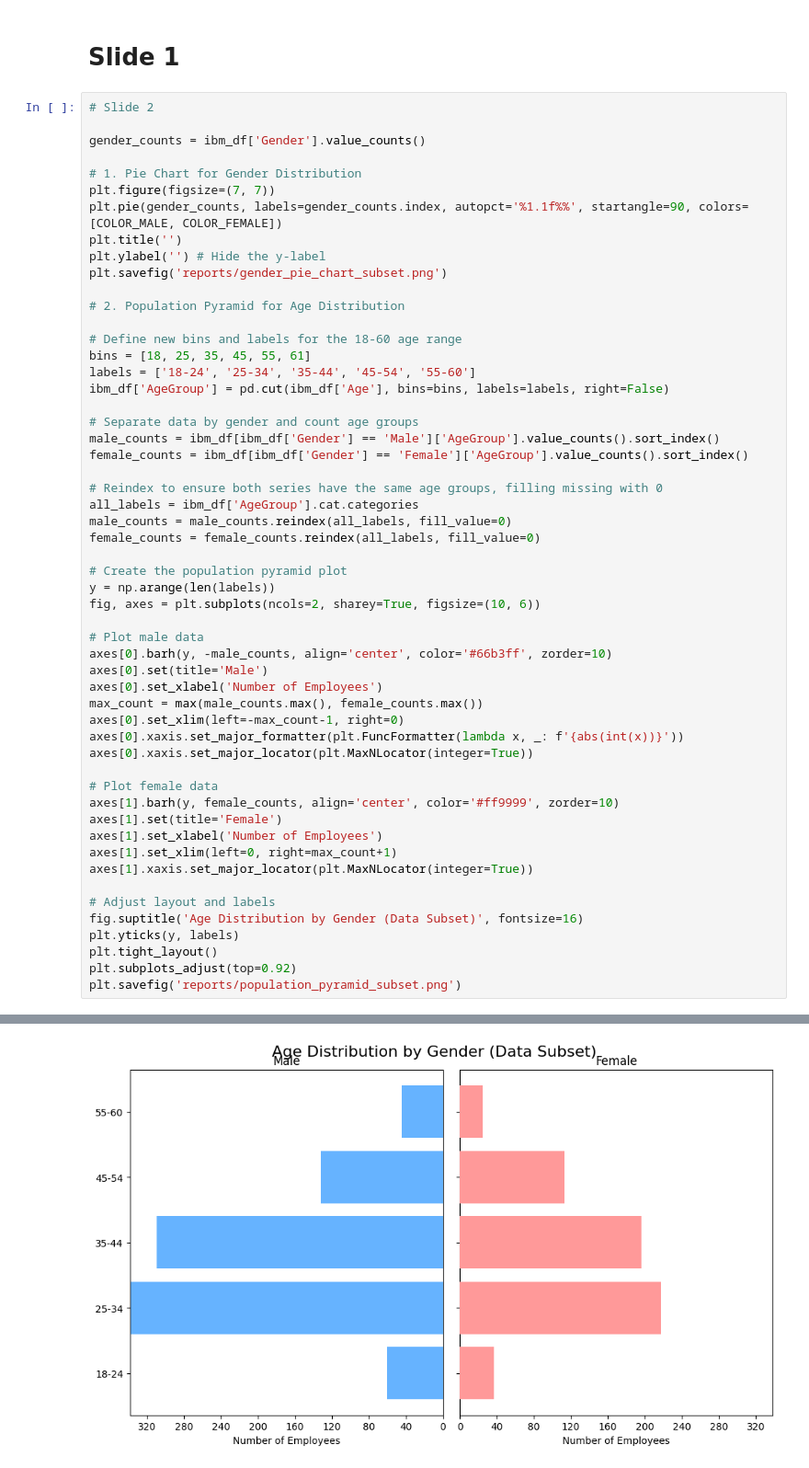
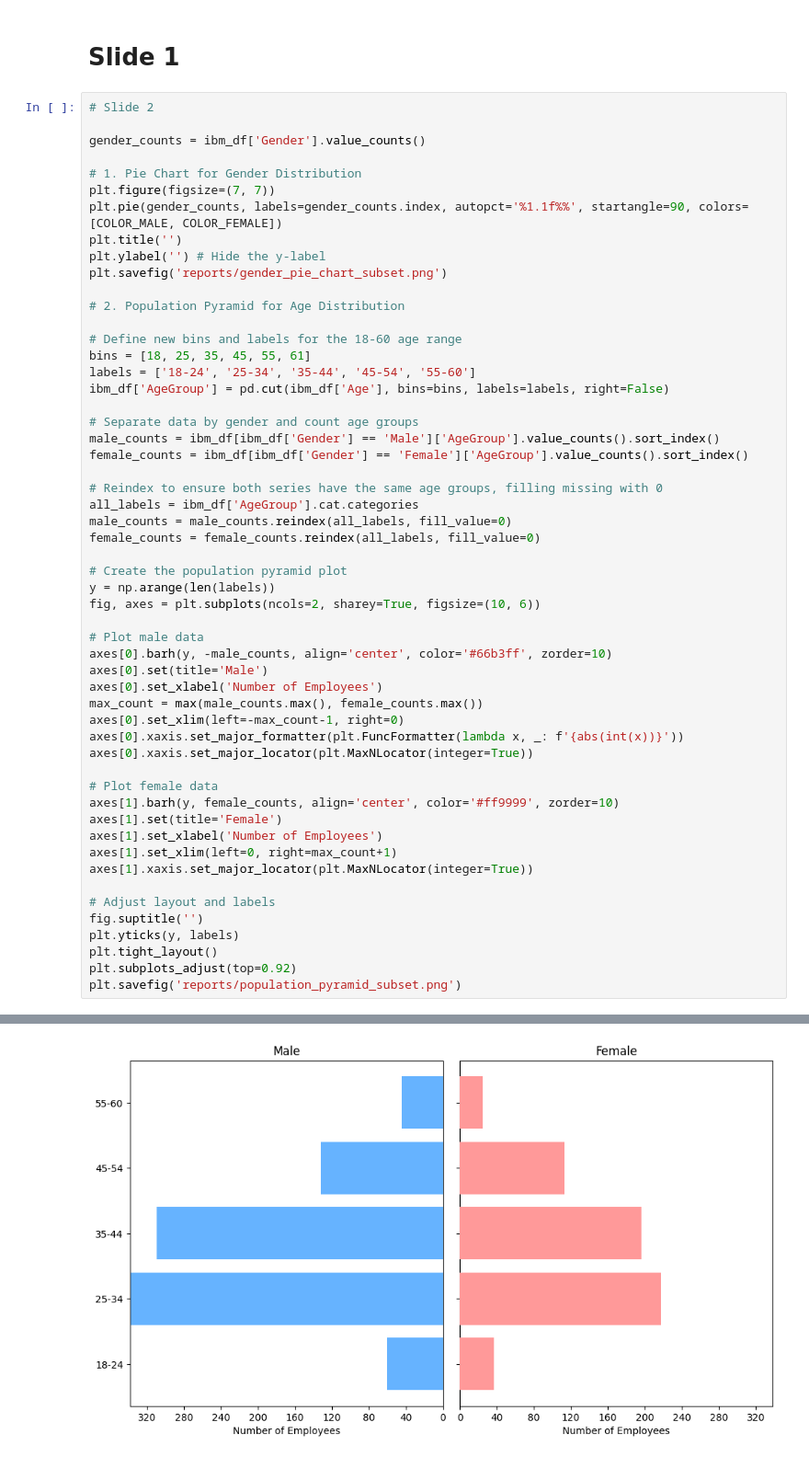
Before and after one commit to HiIamInfi/ibm-hr-data-challenge, a Jupyter notebook: src/visuals.ipynb, the cells around one changed output, grey strips where cells are left out. Shown: that part at 92% size. Drawn from its saved outputs; the diff is of its cells as text.

```diff
--- a/src/visuals.ipynb
+++ b/src/visuals.ipynb
@@ -71,32 +71,32 @@ all_labels = ibm_df['AgeGroup'].cat.categories
 male_counts = male_counts.reindex(all_labels, fill_value=0)
 female_counts = female_counts.reindex(all_labels, fill_value=0)
 
 # Create the population pyramid plot
 y = np.arange(len(labels))
 fig, axes = plt.subplots(ncols=2, sharey=True, figsize=(10, 6))
 
 # Plot male data
 axes[0].barh(y, -male_counts, align='center', color='#66b3ff', zorder=10)
 axes[0].set(title='Male')
 axes[0].set_xlabel('Number of Employees')
 max_count = max(male_counts.max(), female_counts.max())
 axes[0].set_xlim(left=-max_count-1, right=0)
 axes[0].xaxis.set_major_formatter(plt.FuncFormatter(lambda x, _: f'{abs(int(x))}'))
 axes[0].xaxis.set_major_locator(plt.MaxNLocator(integer=True))
 
 # Plot female data
 axes[1].barh(y, female_counts, align='center', color='#ff9999', zorder=10)
 axes[1].set(title='Female')
 axes[1].set_xlabel('Number of Employees')
 axes[1].set_xlim(left=0, right=max_count+1)
 axes[1].xaxis.set_major_locator(plt.MaxNLocator(integer=True))
 
 # Adjust layout and labels
-fig.suptitle('Age Distribution by Gender (Data Subset)', fontsize=16)
+fig.suptitle('')
 plt.yticks(y, labels)
 plt.tight_layout()
 plt.subplots_adjust(top=0.92)
 plt.savefig('reports/population_pyramid_subset.png')
 # %% [output]
 [figure]
-[figure, old version]
+[figure, new version]
```
Also changed, not shown: 1 other file.
